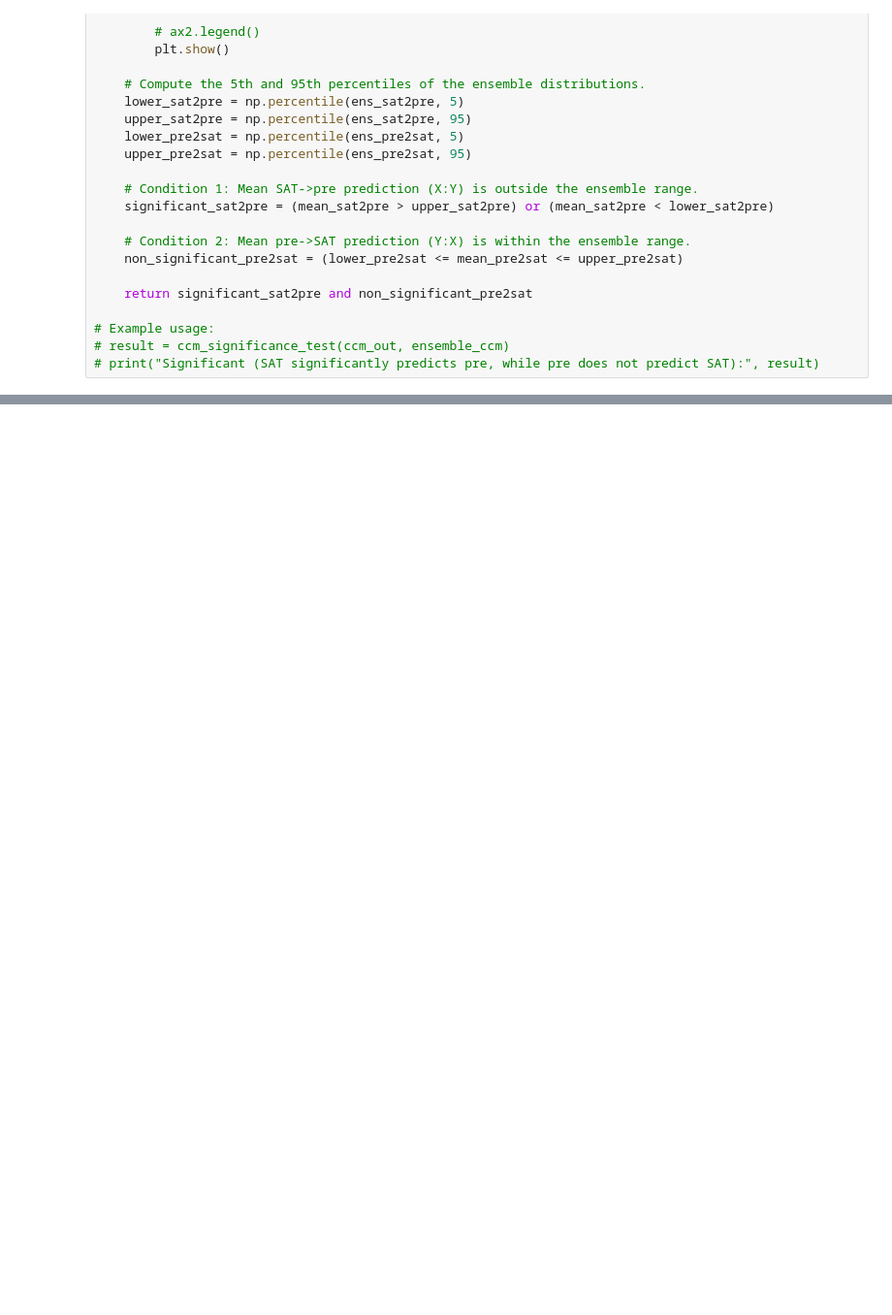
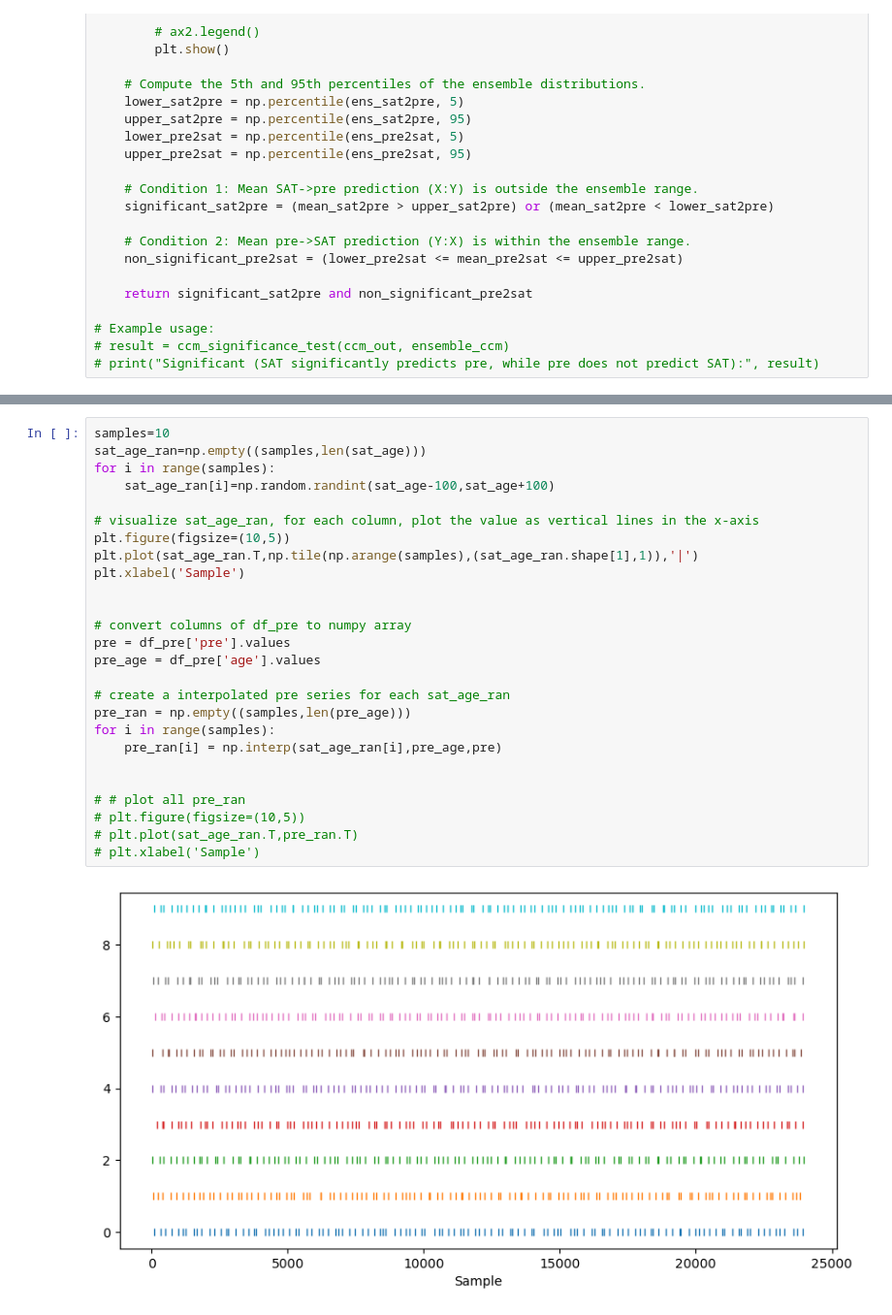
Before and after one commit to Peisong-Zheng/Inso_LGMR, a Jupyter notebook: pre_lgmr_ccm_significant_test.ipynb, the cells around one changed output, grey strips where cells are left out. Shown at 97% size. Saved outputs shown, nothing was run; the diff lists cells and outputs as text; blank space fills up the shorter version.

```diff
--- a/pre_lgmr_ccm_significant_test.ipynb
+++ b/pre_lgmr_ccm_significant_test.ipynb
@@ -245 +572,29 @@ result
 True
+# %%
+samples=10
+sat_age_ran=np.empty((samples,len(sat_age)))
+for i in range(samples):
+    sat_age_ran[i]=np.random.randint(sat_age-100,sat_age+100)
+
+# visualize sat_age_ran, for each column, plot the value as vertical lines in the x-axis
+plt.figure(figsize=(10,5))
+plt.plot(sat_age_ran.T,np.tile(np.arange(samples),(sat_age_ran.shape[1],1)),'|')
+plt.xlabel('Sample')
+
+
+# convert columns of df_pre to numpy array
+pre = df_pre['pre'].values
+pre_age = df_pre['age'].values
+
+# create a interpolated pre series for each sat_age_ran
+pre_ran = np.empty((samples,len(pre_age)))
+for i in range(samples):
+    pre_ran[i] = np.interp(sat_age_ran[i],pre_age,pre)
+
+
+# # plot all pre_ran
+# plt.figure(figsize=(10,5))
+# plt.plot(sat_age_ran.T,pre_ran.T)
+# plt.xlabel('Sample')
+# %% [output]
+[figure, added]
```
Also changed, not shown: parts of 5 cells of this notebook.
